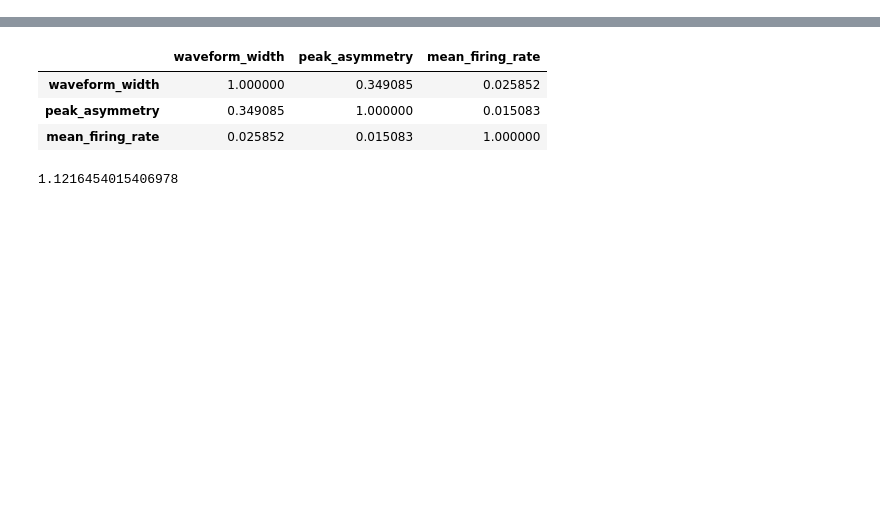
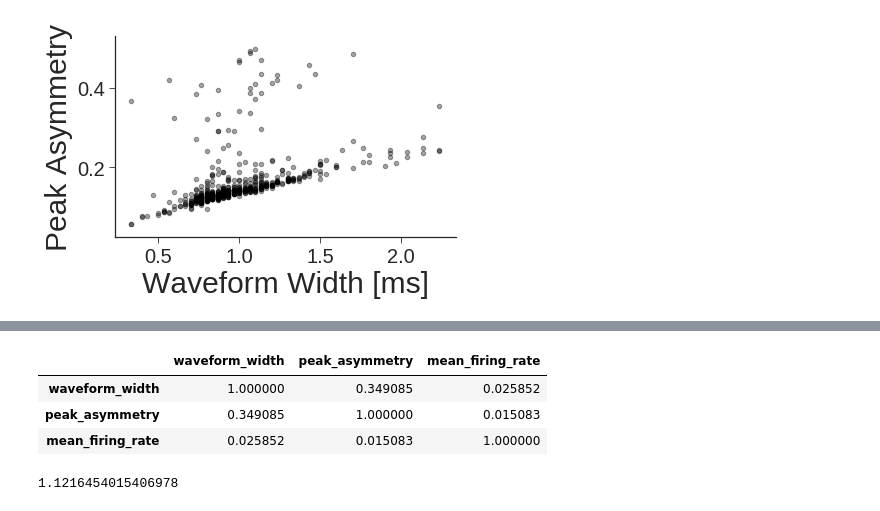
Before and after one commit to Ruairi-osul/opto_analysis, a Jupyter notebook: notebooks/waveform_metrics.ipynb, the cells around one changed output, grey strips where cells are left out. Saved outputs shown, nothing was run; the diff lists cells and outputs as text; code cells hidden in the pictures; blank space fills up the shorter version.

```diff
--- a/notebooks/waveform_metrics.ipynb
+++ b/notebooks/waveform_metrics.ipynb
@@ -115,0 +116,22 @@ ax.set_xlabel("", fontsize=25)
+# %%
+f, ax = plt.subplots()
+
+ax = df.assign(waveform_width=df.waveform_width.divide(30)).plot(x="waveform_width",
+                                                            y="peak_asymmetry",
+                                                            kind="scatter",
+                                                            alpha=0.36,
+                                                            color="black",
+                                                            ax=ax)
+ax.set_xlabel("Waveform Width [ms]", fontsize=30)
+ax.set_ylabel("Peak Asymmetry", fontsize=30)
+
+ax.tick_params(axis='both', which='major', labelsize=20)
+ax.tick_params(axis='both', which='minor', labelsize=20)
+
+ax.spines['right'].set_visible(False)
+ax.spines['top'].set_visible(False)
+
+plt.tight_layout()
+plt.savefig(save_dir / "peak_asym_x_wavefrom_width.png", dpi=300)
+# %% [output]
+[figure, added]
```
Also changed, not shown: parts of 13 cells of this notebook, 11 other files.
